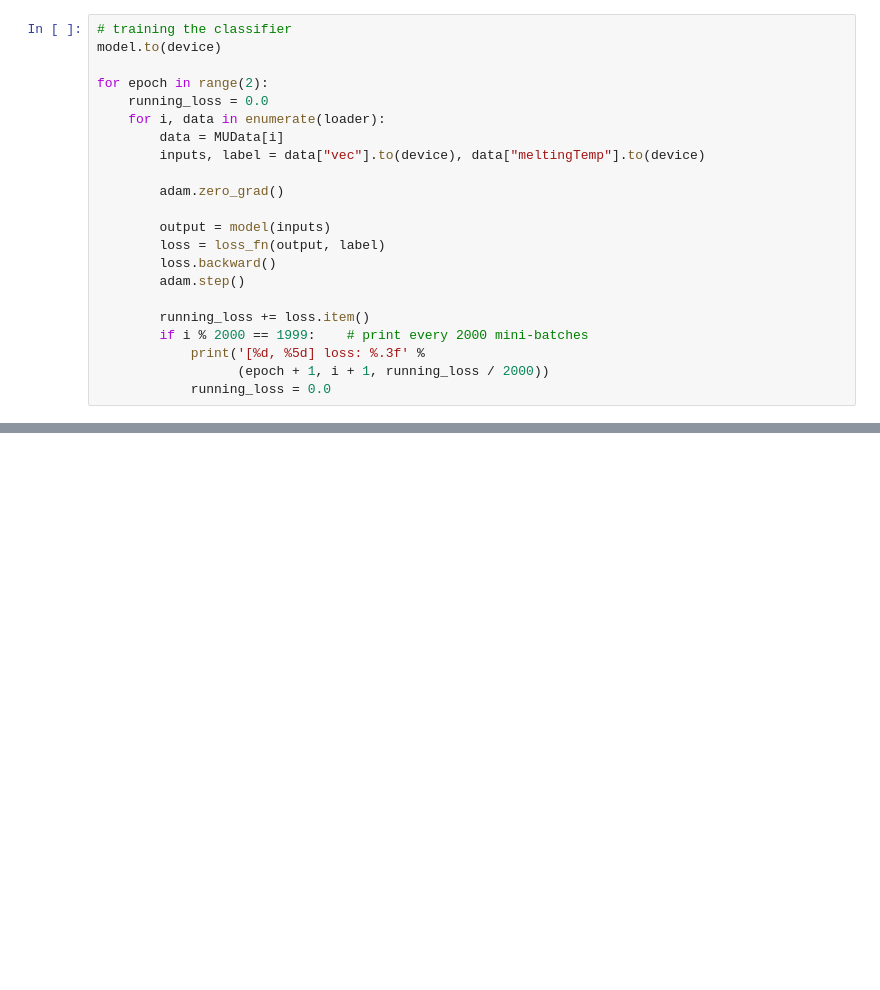
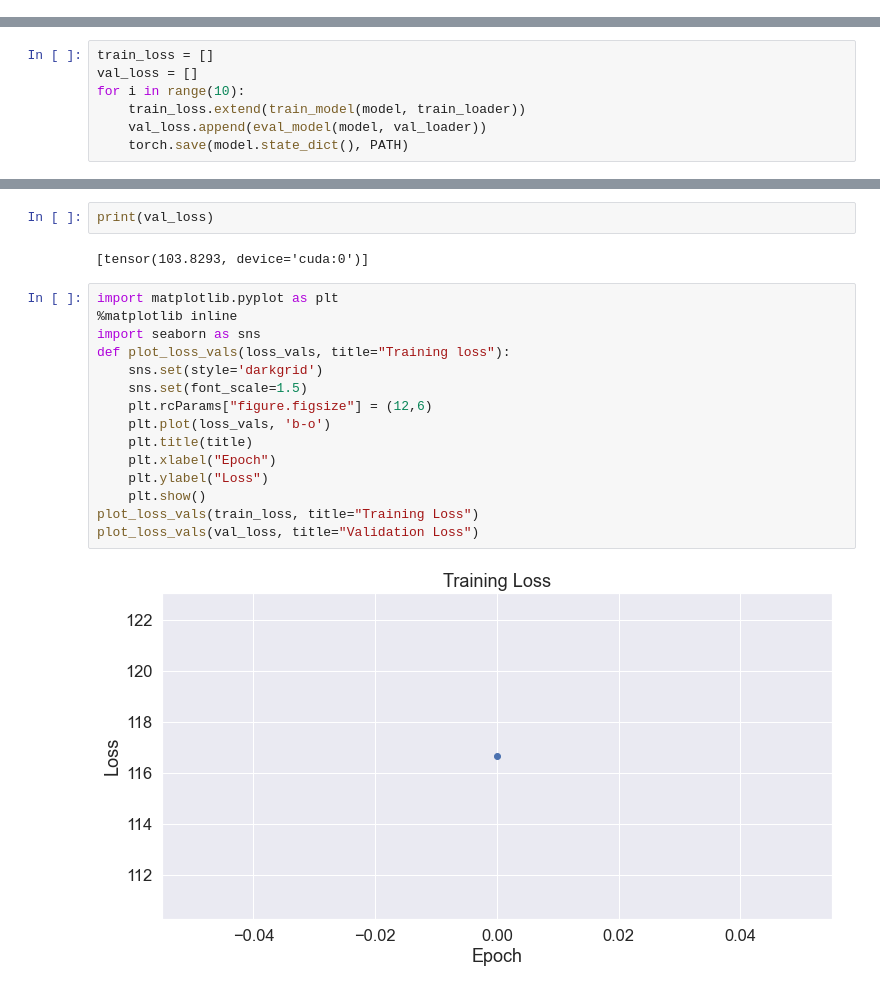
Before and after one commit to igemto-drylab/igemto-drylab, a Jupyter notebook: Track-2/dev.ipynb, the cells around one changed output, grey strips where cells are left out. Drawn from its saved outputs; the diff is of its cells as text; blank space fills up the shorter version.

```diff
--- a/Track-2/dev.ipynb
+++ b/Track-2/dev.ipynb
@@ -32,25 +44,3 @@ device = torch.device("cuda:0" if torch.cuda.is_available() else "cpu")
 print(device)
 # %% [output]
 cuda:0
-# %%
-# training the classifier
-model.to(device)
-
-for epoch in range(2):
-    running_loss = 0.0
-    for i, data in enumerate(loader):
-        data = MUData[i]
-        inputs, label = data["vec"].to(device), data["meltingTemp"].to(device)
-
-        adam.zero_grad()
-
-        output = model(inputs)
-        loss = loss_fn(output, label)
-        loss.backward()
-        adam.step()
-
-        running_loss += loss.item()
-        if i % 2000 == 1999:    # print every 2000 mini-batches
-            print('[%d, %5d] loss: %.3f' %
-                  (epoch + 1, i + 1, running_loss / 2000))
-            running_loss = 0.0
@@ -82,0 +129,7 @@ for f in testfiles:
+# %%
+train_loss = []
+val_loss = []
+for i in range(10):
+    train_loss.extend(train_model(model, train_loader))
+    val_loss.append(eval_model(model, val_loader))
+    torch.save(model.state_dict(), PATH)
@@ -82,0 +154,21 @@ for f in testfiles:
+# %%
+print(val_loss)
+# %% [output]
+[tensor(103.8293, device='cuda:0')]
+# %%
+import matplotlib.pyplot as plt
+%matplotlib inline
+import seaborn as sns
+def plot_loss_vals(loss_vals, title="Training loss"):
+    sns.set(style='darkgrid')
+    sns.set(font_scale=1.5)
+    plt.rcParams["figure.figsize"] = (12,6)
+    plt.plot(loss_vals, 'b-o')
+    plt.title(title)
+    plt.xlabel("Epoch")
+    plt.ylabel("Loss")
+    plt.show()
+plot_loss_vals(train_loss, title="Training Loss")
+plot_loss_vals(val_loss, title="Validation Loss")
+# %% [output]
+[figure, added]
```
Also changed, not shown: parts of 15 cells of this notebook, 3 other files.
